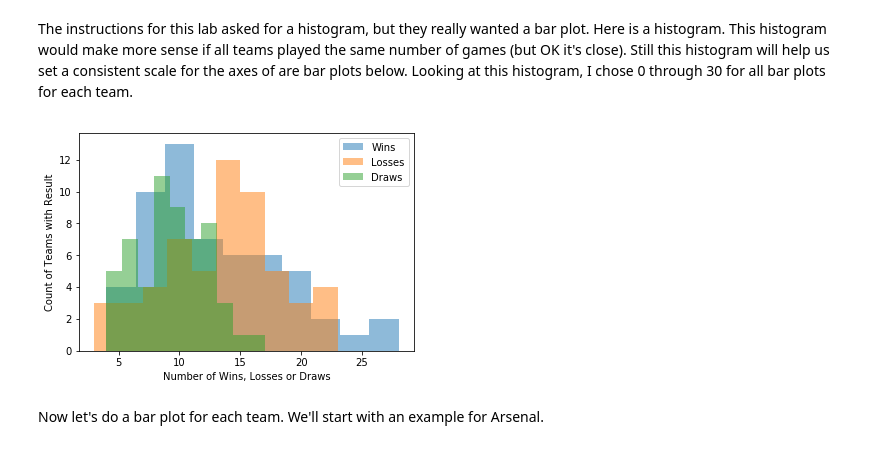
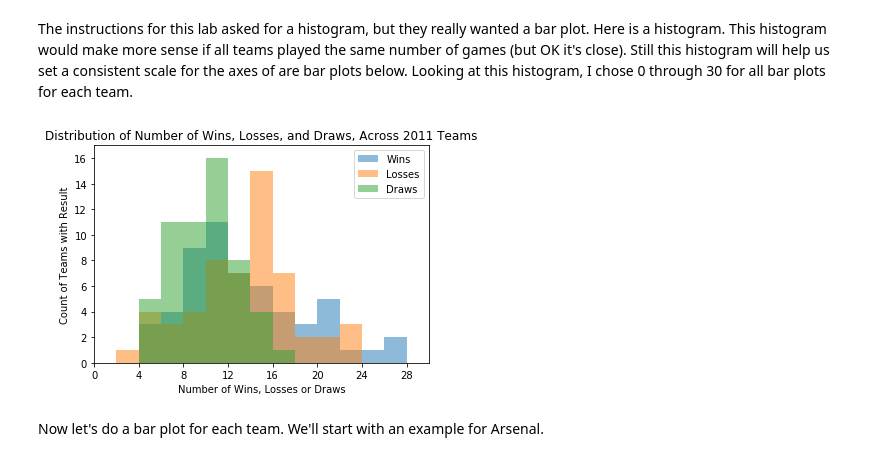
Before and after one commit to seancarverphd/soccer-project-2, a Jupyter notebook: SoccerNotebook.ipynb, the cells around one changed output. Cells and saved outputs as stored; diff of their text form; code cells hidden in the pictures.

Commit message:
Graphs Done in Soccer

```diff
--- a/SoccerNotebook.ipynb
+++ b/SoccerNotebook.ipynb
@@ -414,15 +415,20 @@ from PIL import Image
 # %% [markdown]
 The instructions for this lab asked for a histogram, but they really wanted a bar plot.  Here is a histogram.  This histogram would make more sense if all teams played the same number of games (but OK it's close).  Still this histogram will help us set a consistent scale for the axes of are bar plots below.  Looking at this histogram, I chose 0 through 30 for all bar plots for each team.
 # %%
-plt.hist(WinLoss.TotalWins, alpha=.5, label='Wins')
-plt.hist(WinLoss.TotalLosses, alpha=.5, label='Losses')
-plt.hist(WinLoss.TotalDraws, alpha=.5, label='Draws')
-plt.legend()
+ax = plt.subplot(1,1,1)
+ax.hist(WinLoss.TotalWins, alpha=.5, label='Wins', color='#1f77b4', bins=np.arange(0,30,2))
+ax.hist(WinLoss.TotalLosses, alpha=.5, label='Losses', color='#ff7f0e', bins=np.arange(0,30,2))
+ax.hist(WinLoss.TotalDraws, alpha=.5, label='Draws', color='#2ca02c', bins=np.arange(0,30,2))
+ax.legend()
 plt.xlabel("Number of Wins, Losses or Draws")
 plt.ylabel("Count of Teams with Result")
+plt.xlim((0,30))
+plt.ylim((0,17))
+plt.xticks(np.arange(0,29,4))
+plt.title("Distribution of Number of Wins, Losses, and Draws, Across 2011 Teams")
 pass
 # %% [output]
-[figure, old version]
+[figure, new version]
 # %% [markdown]
 Now let's do a bar plot for each team.  We'll start with an example for Arsenal.
 # %%
```
Also changed, not shown: parts of 4 cells of this notebook.
